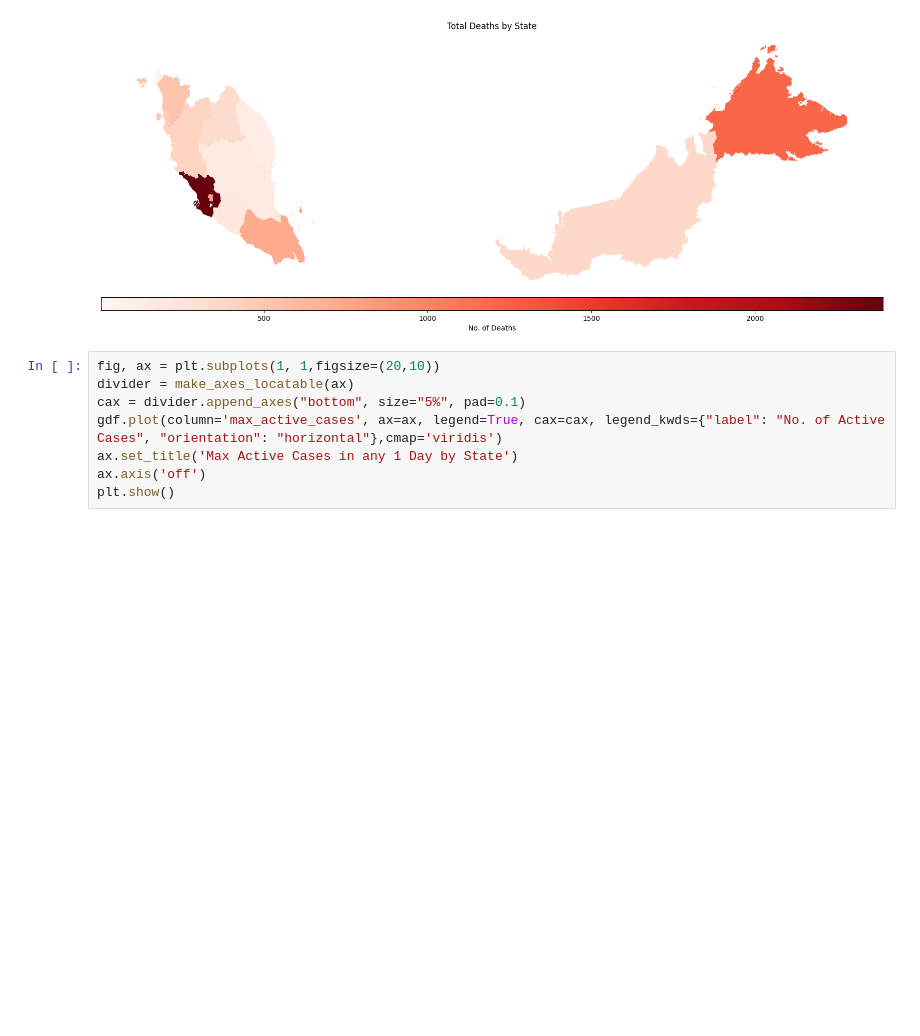
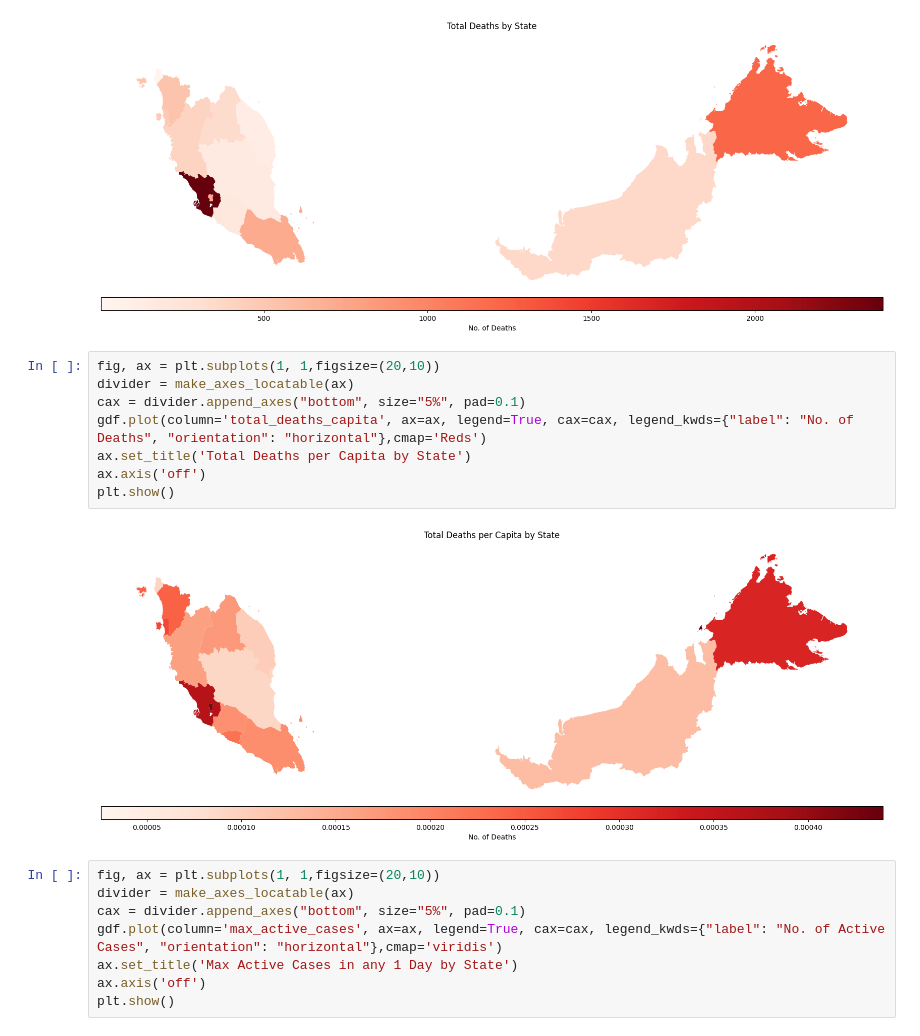
Before and after one commit to MarcusO17/5011-cem-ml, a Jupyter notebook: notebooks/EDAReport2.ipynb, the cells around one changed output. Drawn from its saved outputs; the diff is of its cells as text; blank space fills up the shorter version.

```diff
--- a/notebooks/EDAReport2.ipynb
+++ b/notebooks/EDAReport2.ipynb
@@ -230,6 +296,16 @@ ax.axis('off')
 plt.show()
 # %% [output]
 [figure]
+# %%
+fig, ax = plt.subplots(1, 1,figsize=(20,10))
+divider = make_axes_locatable(ax)
+cax = divider.append_axes("bottom", size="5%", pad=0.1)
+gdf.plot(column='total_deaths_capita', ax=ax, legend=True, cax=cax, legend_kwds={"label": "No. of Deaths", "orientation": "horizontal"},cmap='Reds')
+ax.set_title('Total Deaths per Capita by State')
+ax.axis('off')
+plt.show()
+# %% [output]
+[figure, added]
 # %%
 fig, ax = plt.subplots(1, 1,figsize=(20,10))
 divider = make_axes_locatable(ax)
```
Also changed, not shown: parts of 12 cells of this notebook.
